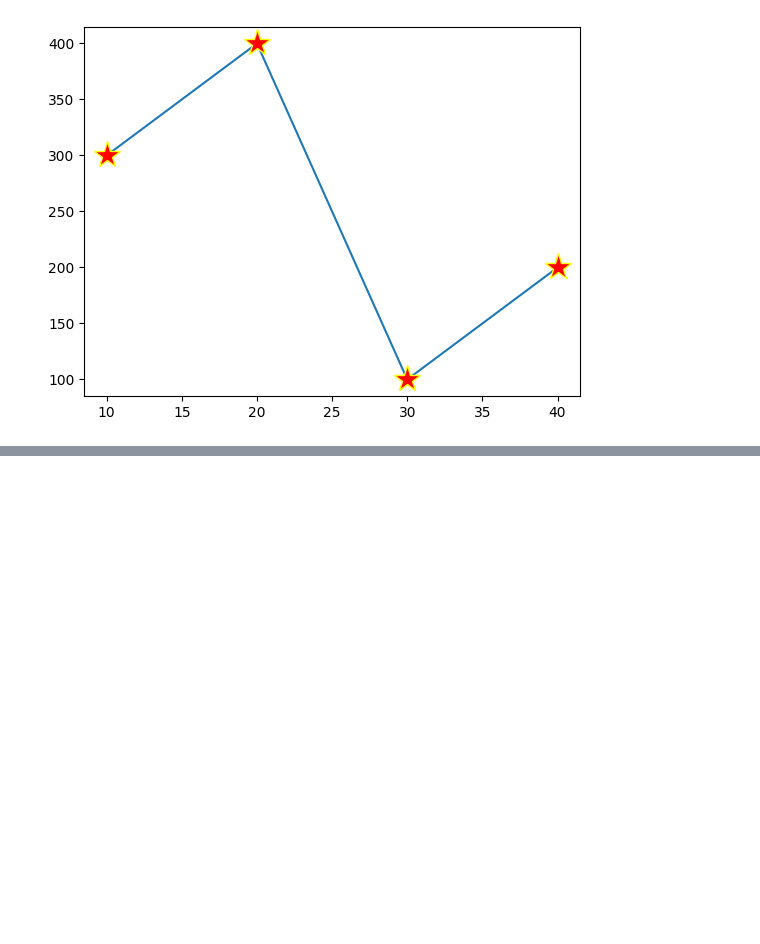
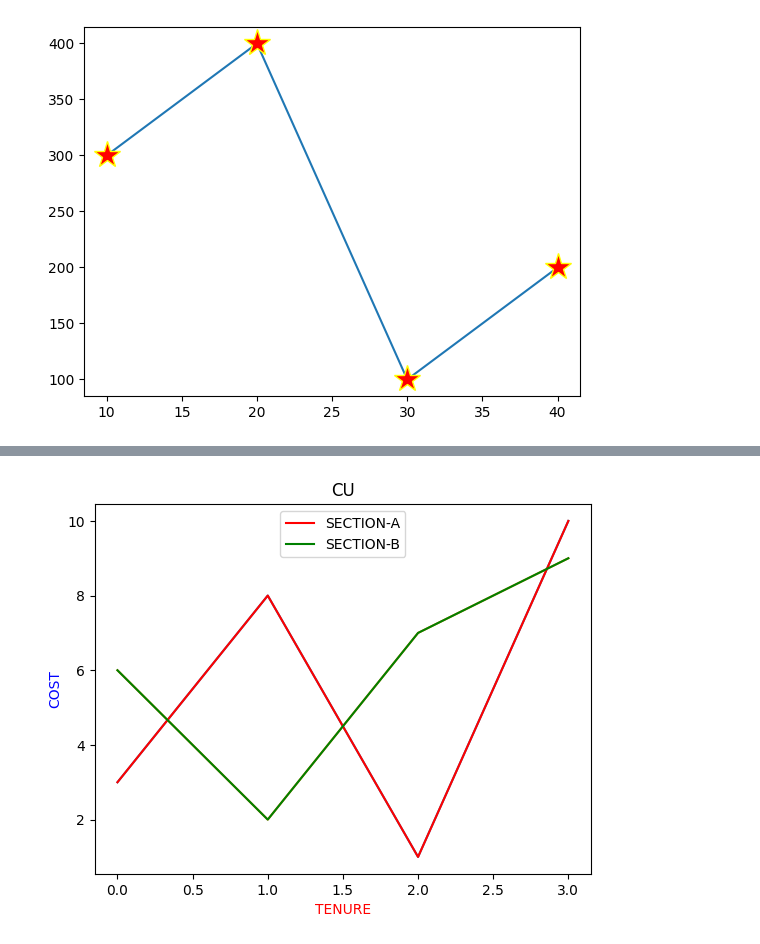
Before and after one commit to manu8274/1language-C, a Jupyter notebook: class/2nd_YR/4th_SEM/lec_4_AIML/class/02FEB/07_feb.ipynb, the cells around one changed output, grey strips where cells are left out. Drawn from its saved outputs; the diff is of its cells as text; code cells hidden in the pictures; blank space fills up the shorter version.

```diff
--- a/class/2nd_YR/4th_SEM/lec_4_AIML/class/02FEB/07_feb.ipynb
+++ b/class/2nd_YR/4th_SEM/lec_4_AIML/class/02FEB/07_feb.ipynb
@@ -76,0 +87,14 @@ plt.show()
+# %%
+a=np.array([3,8,1,10])
+b=np.array([6,2,7,9])
+plt.plot(a)
+plt.plot(b)
+plt.plot(a,label='SECTION-A',color='red')
+plt.plot(b,label='SECTION-B' ,color='green')
+plt.xlabel('TENURE',color='red')
+plt.ylabel('COST',color='blue')
+plt.legend(loc=9)
+plt.title('CU')
+plt.show()
+# %% [output]
+[figure, added]
```
Also changed, not shown: parts of 1 cell of this notebook.
